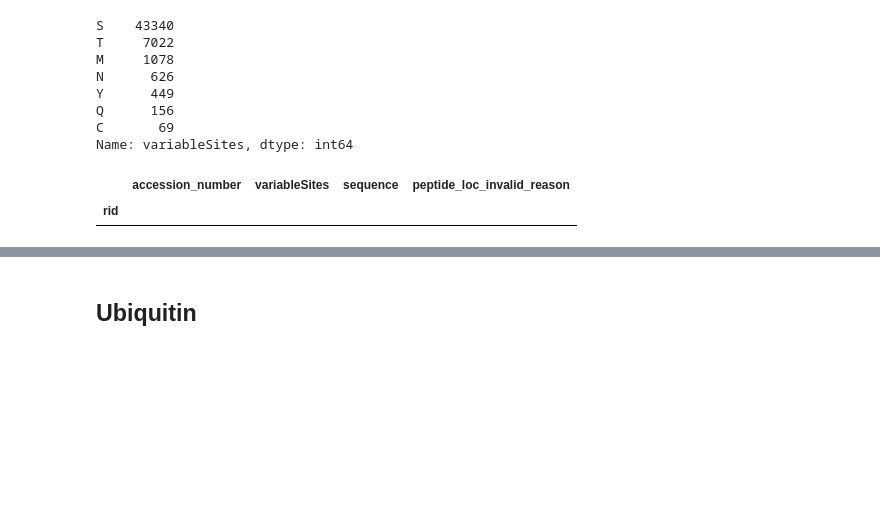
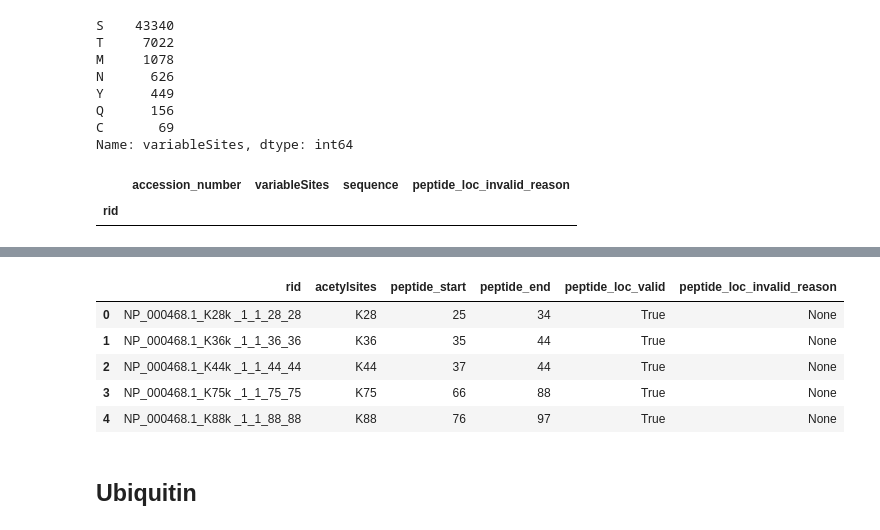
Before and after one commit to ccwang002/cptac_proteome_preprocess, a Jupyter notebook: notebooks/01_cptac3/05_luscc_discovery_peptide_range.ipynb, the cells around one changed output, grey strips where cells are left out. Drawn from its saved outputs; the diff is of its cells as text; code cells hidden in the pictures; blank space fills up the shorter version.

```diff
--- a/notebooks/01_cptac3/05_luscc_discovery_peptide_range.ipynb
+++ b/notebooks/01_cptac3/05_luscc_discovery_peptide_range.ipynb
@@ -128,0 +175,16 @@ out_df.head()
+# %%
+# Keep only K that are acetylsites
+peptide_df['acetylsites'] = peptide_df['variableSites'].apply(
+    lambda l: [x[:-1] for x in l if x[0] in 'K']
+)
+# %%
+# Calculate the peptide location
+peptide_loc_range_df = pd.DataFrame(
+    map(calc_peptide_start_end,
+        peptide_df.sequence, peptide_df.accession_number, peptide_df.acetylsites),
+    index=peptide_df.index,
+    columns=['peptide_start', 'peptide_end', 'peptide_loc_valid', 'peptide_loc_invalid_reason'],
+).astype({
+    'peptide_start': pd.Int64Dtype(),
+    'peptide_end': pd.Int64Dtype(),
+})
@@ -129,3 +199,23 @@ out_df.head()
+# %%
+out_df = peptide_with_loc_df.loc[
+    :,
+    ['acetylsites', 'peptide_start', 'peptide_end', 'peptide_loc_valid', 'peptide_loc_invalid_reason']
+].reset_index()
+out_df['acetylsites'] = out_df['acetylsites'].str.join(';')
+out_df.to_csv(
+    acetyl_pth.with_suffix('.peptide_location.tsv'),
+    sep='\t',
+    index=False
+)
+# %%
+out_df.head()
+# %% [output]
+|  | rid | acetylsites | peptide_start | peptide_end | peptide_loc_valid | peptide_loc_invalid_reason |
+| 0 | NP_000468.1_K28k _1_1_28_28 | K28 | 25 | 34 | True | None |
+| 1 | NP_000468.1_K36k _1_1_36_36 | K36 | 35 | 44 | True | None |
+| 2 | NP_000468.1_K44k _1_1_44_44 | K44 | 37 | 44 | True | None |
+| 3 | NP_000468.1_K75k _1_1_75_75 | K75 | 66 | 88 | True | None |
+| 4 | NP_000468.1_K88k _1_1_88_88 | K88 | 76 | 97 | True | None |
 # %% [markdown]
 ## Ubiquitin
 # %%
```
Also changed, not shown: parts of 6 cells of this notebook, 3 other files.
